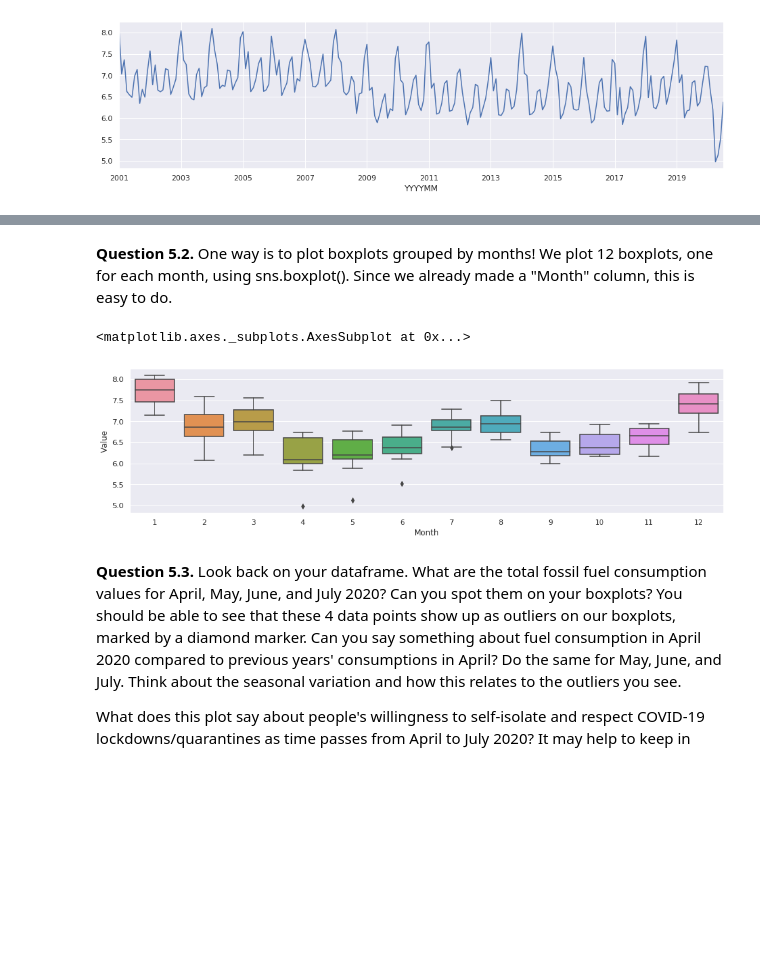
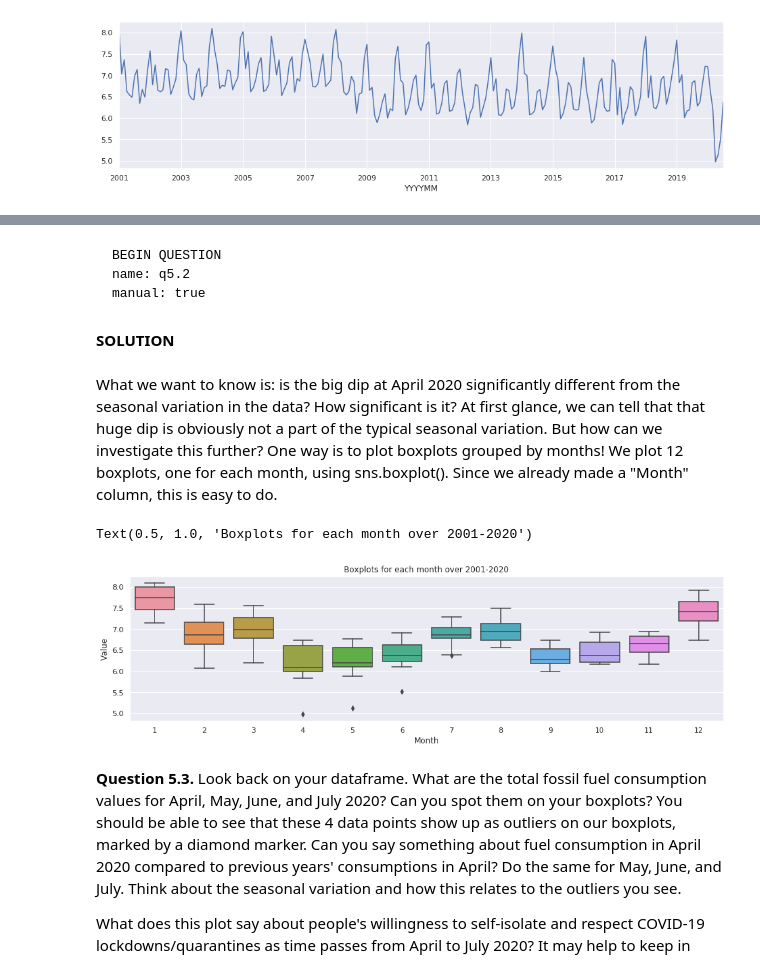
Before and after one commit to ucsb-ds/f20-fellows-projects, a Jupyter notebook: angelchen-fossil-fuel/fossil-fuel.ipynb, the cells around one changed output, grey strips where cells are left out. Saved outputs shown, nothing was run; the diff lists cells and outputs as text; code cells hidden in the pictures; blank space fills up the shorter version.

````diff
--- a/angelchen-fossil-fuel/fossil-fuel.ipynb
+++ b/angelchen-fossil-fuel/fossil-fuel.ipynb
@@ -127,6 +147,6 @@ my_df = table4.to_df()
 To make a time series dataframe, we need to convert the dates in "YYYYMM" into timestamps using pandas. You can do so by running the code below. Here, we are formatting the first 4 digits of "YYYYMM" as the year and the last 2 digits as the month.
 # %%
 import pandas as pd
-## my_df["YYYYMM"] = pd.to_datetime(my_df["YYYYMM"], format='%Y%m')
+my_df["YYYYMM"] = pd.to_datetime(my_df["YYYYMM"], format='%Y%m')
 # %% [markdown]
 **Question 4.2.** Print out a snippet of your dataframe. Examine the "YYYYMM" column. Now the date should be formatted like YYYY-MM-DD. Please ignore the days. The days are not supposed to show up but they do anyways because it is a known bug in to_datetime().
@@ -137,7 +181,7 @@ import pandas as pd
 # %%
-## my_df = my_df.set_index("YYYYMM") #set the index as the date
-## my_df["Year"] = my_df.index.year #making a Year column
-## my_df["Month"] = my_df.index.month #making a Month column
+my_df = my_df.set_index("YYYYMM") #set the date as the index
+my_df["Year"] = my_df.index.year #making a Year column
+my_df["Month"] = my_df.index.month #making a Month column
 # %% [markdown]
 ## 5. Plotting the time series
 # %% [markdown]
@@ -161,10 +209,18 @@ What we want to know is: is the big dip at April 2020 significantly different fr
+# %% [markdown]
+```
+BEGIN QUESTION
+name: q5.2
+manual: true
+```
+# %% [markdown]
+**SOLUTION**
 # %% [markdown]
-**Question 5.2.** One way is to plot boxplots grouped by months! We plot 12 boxplots, one for each month, using sns.boxplot(). Since we already made a "Month" column, this is easy to do.
+What we want to know is: is the big dip at April 2020 significantly different from the seasonal variation in the data? How significant is it? At first glance, we can tell that that huge dip is obviously not a part of the typical seasonal variation. But how can we investigate this further? One way is to plot boxplots grouped by months! We plot 12 boxplots, one for each month, using sns.boxplot(). Since we already made a "Month" column, this is easy to do.
 # %%
-## sns.boxplot(data=my_df, x="Month", y="Value")
+sns.boxplot(data=my_df, x="Month", y="Value").set_title("Boxplots for each month over 2001-2020")
 # %% [output]
-<matplotlib.axes._subplots.AxesSubplot at 0x...>
+Text(0.5, 1.0, 'Boxplots for each month over 2001-2020')
-[figure, old version]
+[figure, new version]
 # %% [markdown]
 **Question 5.3.** Look back on your dataframe. What are the total fossil fuel consumption values for April, May, June, and July 2020? Can you spot them on your boxplots? You should be able to see that these 4 data points show up as outliers on our boxplots, marked by a diamond marker. Can you say something about fuel consumption in April 2020 compared to previous years' consumptions in April? Do the same for May, June, and July. Think about the seasonal variation and how this relates to the outliers you see.
 
````
Also changed, not shown: parts of 40 cells of this notebook.
